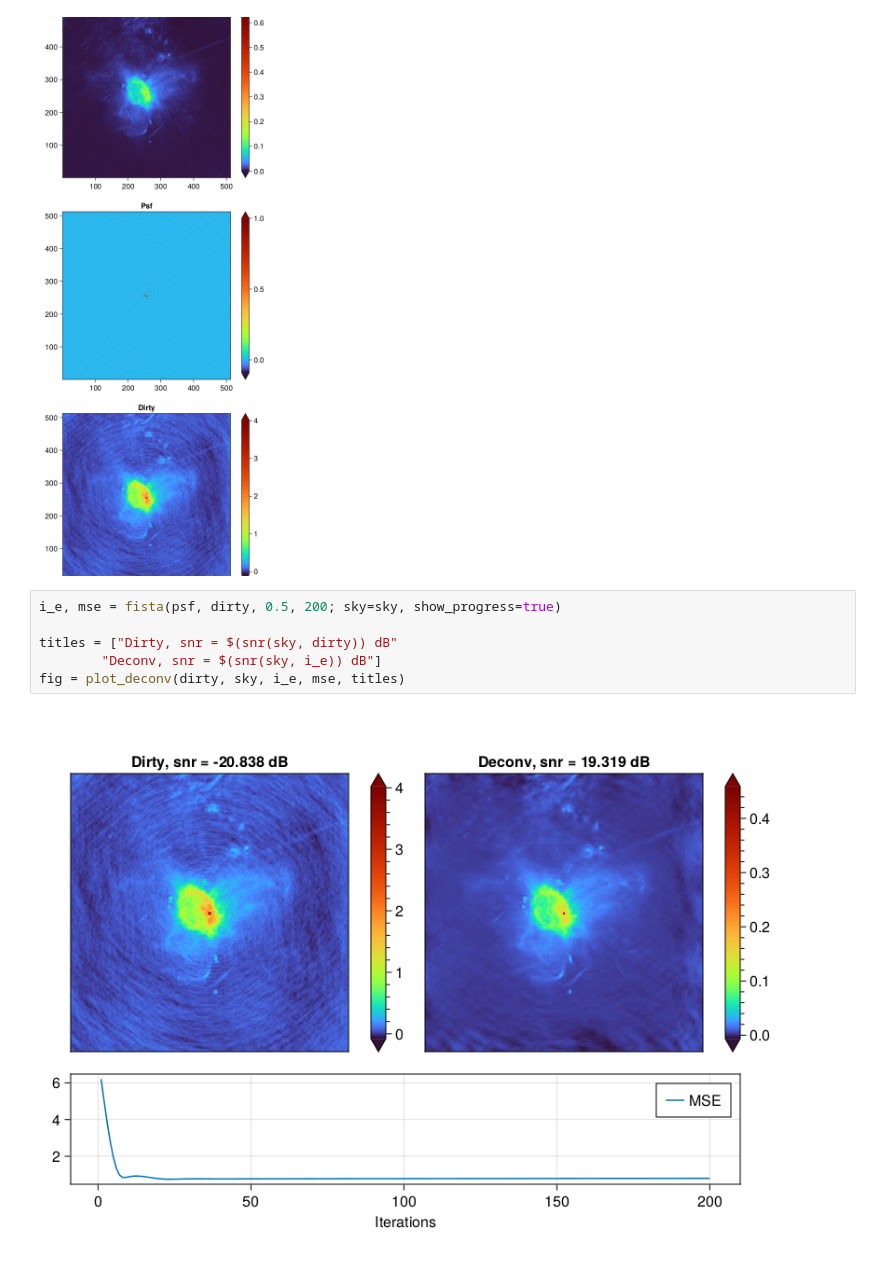
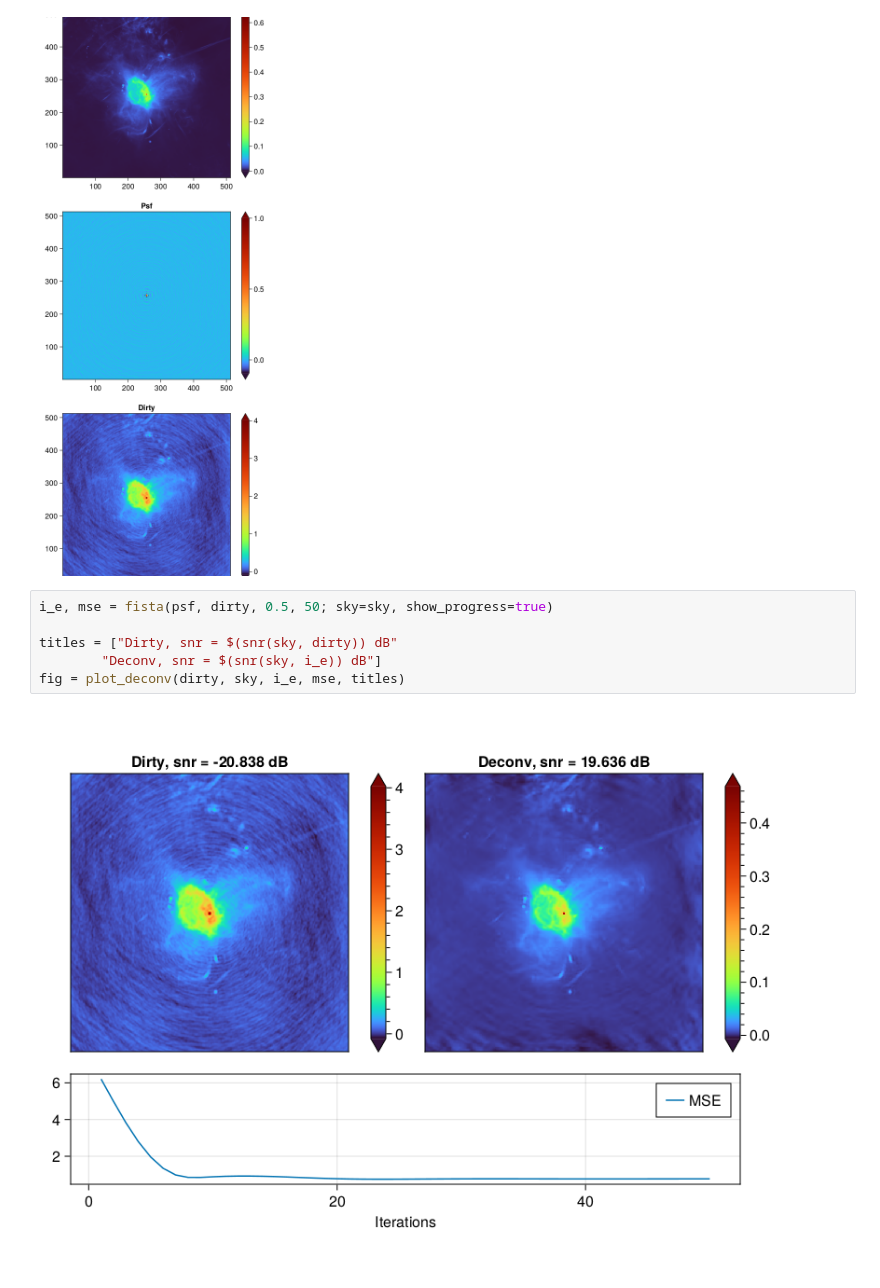
Before and after one commit to andferrari/DeconvMultiStep.jl, a Jupyter notebook: notebooks/Tuning.ipynb, the cells around one changed output. Saved outputs shown, nothing was run; the diff lists cells and outputs as text.

```diff
--- a/notebooks/Tuning.ipynb
+++ b/notebooks/Tuning.ipynb
@@ -40,13 +40,13 @@ fig
 # %% [output]
 [figure]
 # %%
-i_e, mse = fista(psf, dirty, 0.5, 200; sky=sky, show_progress=true)
+i_e, mse = fista(psf, dirty, 0.5, 50; sky=sky, show_progress=true)
 
 titles = ["Dirty, snr = $(snr(sky, dirty)) dB"
         "Deconv, snr = $(snr(sky, i_e)) dB"]
 fig = plot_deconv(dirty, sky, i_e, mse, titles)
 # %% [output]
-[figure, old version]
+[figure, new version]
 # %%
 η = compute_step(psf)
 λ_pl = LinRange(5e-2, 2.0, 20)
```
Also changed, not shown: parts of 3 cells of this notebook, 2 other files.
